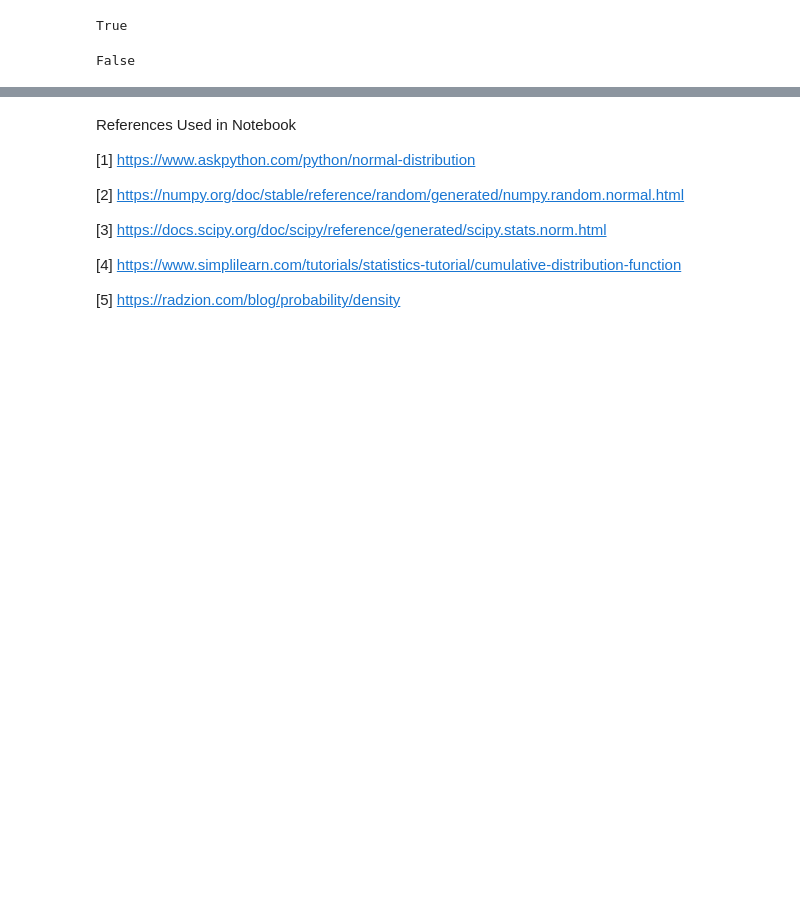
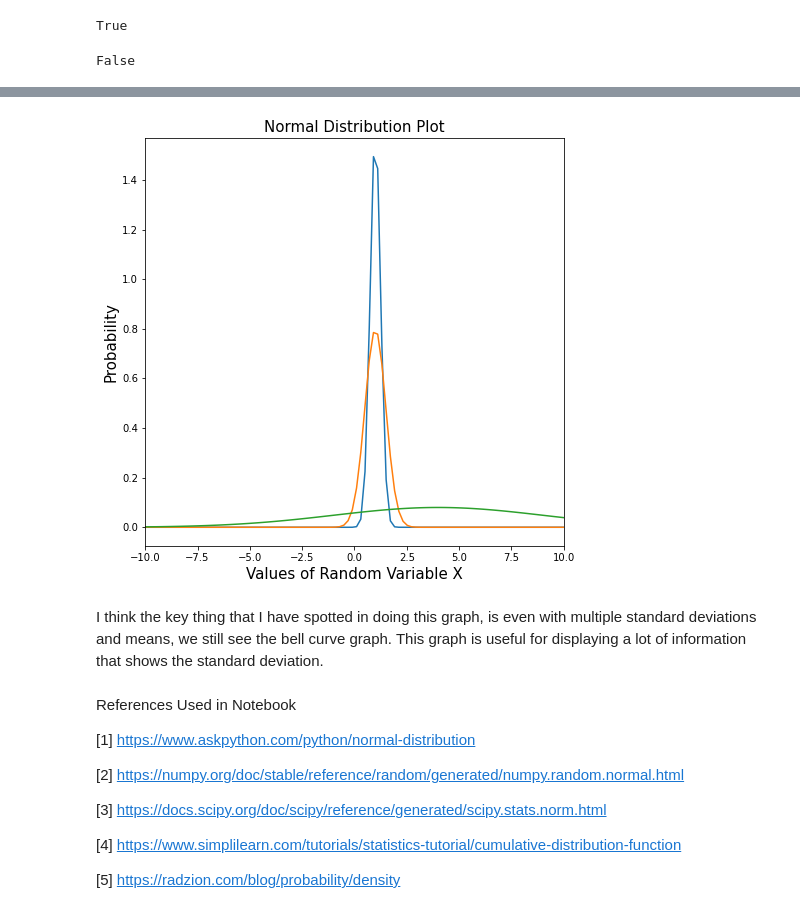
Before and after one commit to KenLin765/funddata-assessment, a Jupyter notebook: normal-distribution.ipynb, the cells around one changed output, grey strips where cells are left out. Saved outputs shown, nothing was run; the diff lists cells and outputs as text; code cells hidden in the pictures; blank space fills up the shorter version.

```diff
--- a/normal-distribution.ipynb
+++ b/normal-distribution.ipynb
@@ -159,3 +165,36 @@ plt.show()
+# %%
+## I adapted code from https://vitalflux.com/normal-distribution-explained-python-examples/
+
+# Values of random variable
+#
+x = np.linspace(-10, 10, 100)
+#
+plt.figure(figsize=(7.5,7.5))
+#
+# Normal distribution with mean 1 and std as 0.25
+#
+plt.plot(x, stats.norm(1, 0.25).pdf(x))
+#
+# Normal distribution with mean 1 and std as 0.5
+#
+plt.plot(x, stats.norm(1, 0.5).pdf(x))
+#
+# Normal distribution with mean 4 and std as 5
+#
+plt.plot(x, stats.norm(4, 5).pdf(x))
+
+plt.xlim(-10, 10)
+# sets x bar limit
+plt.title('Normal Distribution Plot', fontsize='15')
+plt.xlabel('Values of Random Variable X', fontsize='15')
+plt.ylabel('Probability', fontsize='15')
+## probability estimates of different values of random variable given the standard normal distribution
+plt.show()
+## plots graph
+# %% [output]
+[figure, added]
+# %% [markdown]
+I think the key thing that I have spotted in doing this graph, is even with multiple standard deviations and means, we still see the bell curve graph. This graph is useful for displaying a lot of information that shows the standard deviation.
 # %% [markdown]
 References Used in Notebook
 
```
Also changed, not shown: parts of 3 cells of this notebook.
